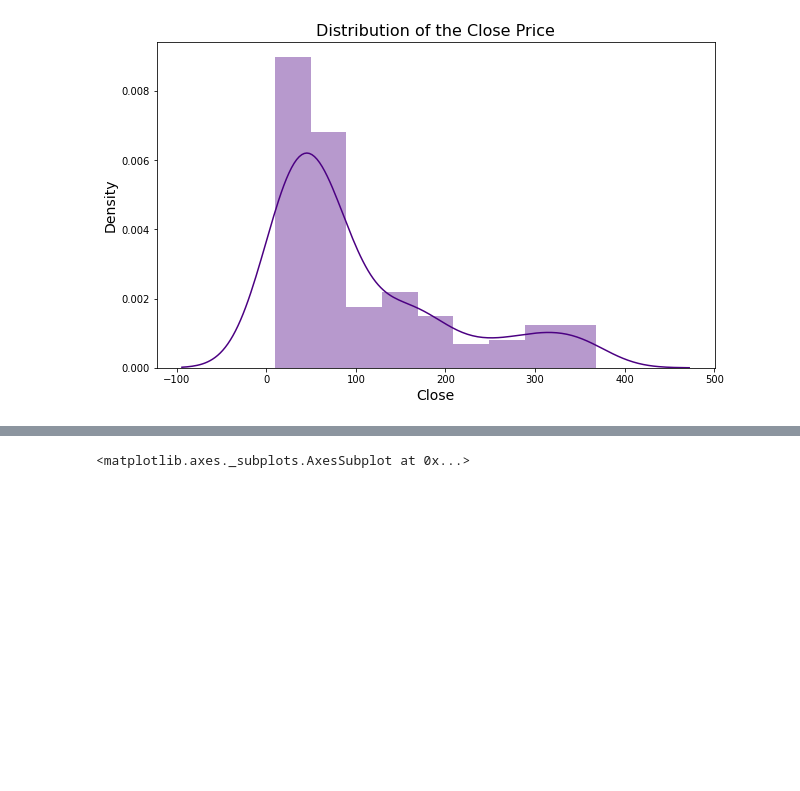
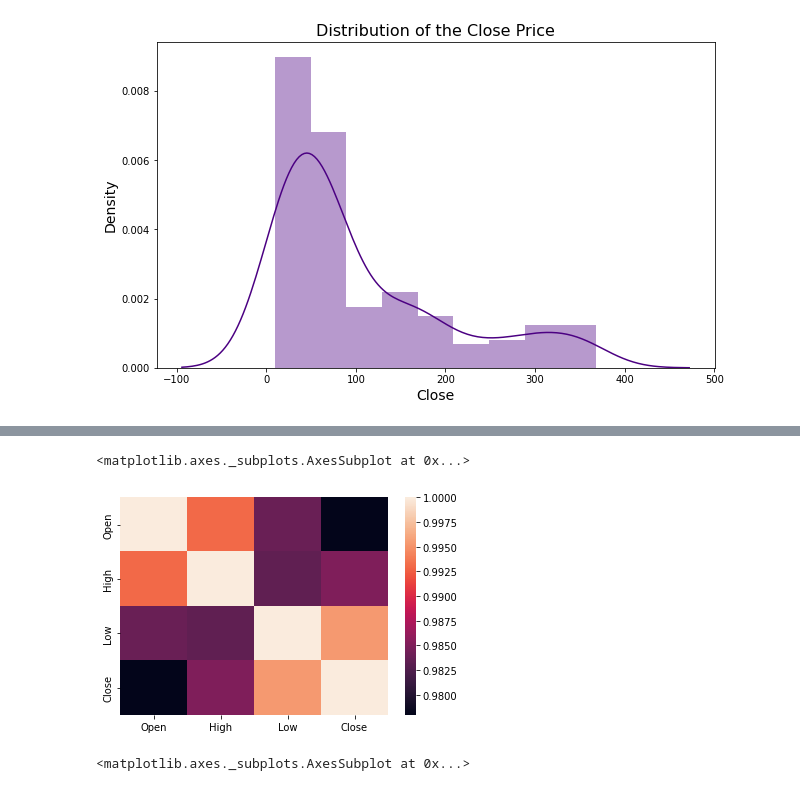
Before and after one commit to ramank123/Yes-Bank-Stock-Closing-Price-Prediction, a Jupyter notebook: Yes_Bank_Stock_Closing_Price_Prediction.ipynb, the cells around one changed output, grey strips where cells are left out. Drawn from its saved outputs; the diff is of its cells as text; code cells hidden in the pictures; blank space fills up the shorter version.

```diff
--- a/Yes_Bank_Stock_Closing_Price_Prediction.ipynb
+++ b/Yes_Bank_Stock_Closing_Price_Prediction.ipynb
@@ -159,3 +175,8 @@ Text(0, 0.5, 'Density')
+# %%
+sns.heatmap(df.corr())
+# %% [output]
+<matplotlib.axes._subplots.AxesSubplot at 0x...>
+[figure, added]
 # %%
 df['High'].plot(figsize=(16,6))
 # %% [output]
```
Also changed, not shown: parts of 3 cells of this notebook.
